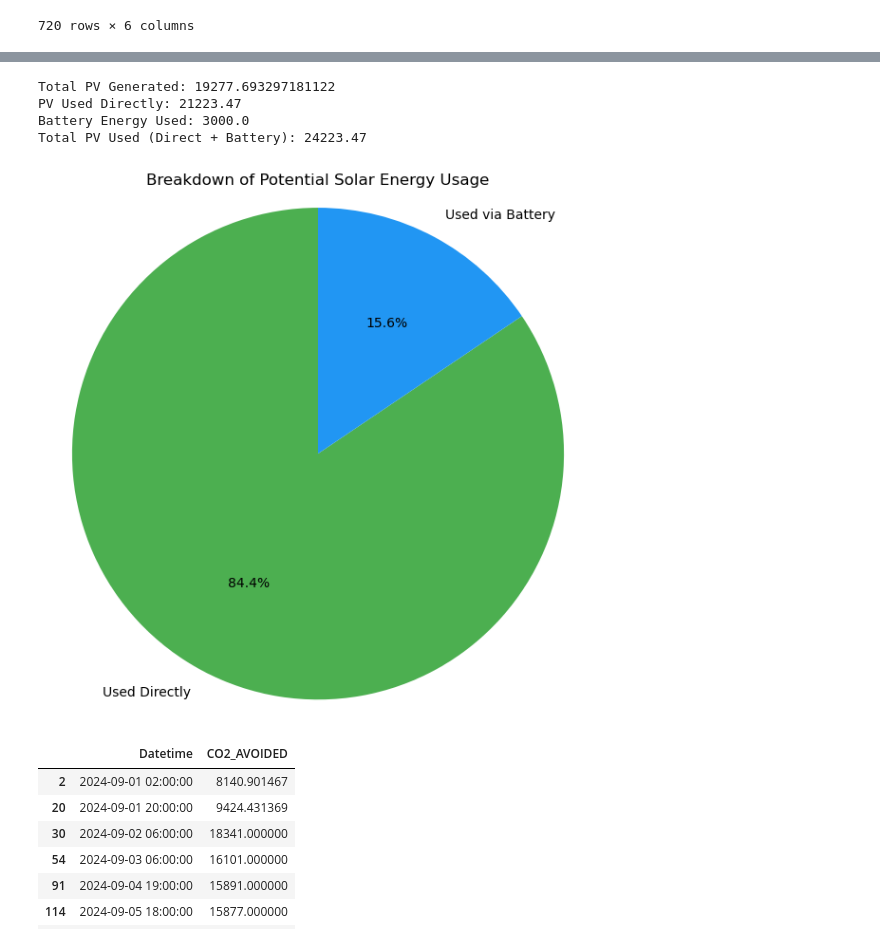
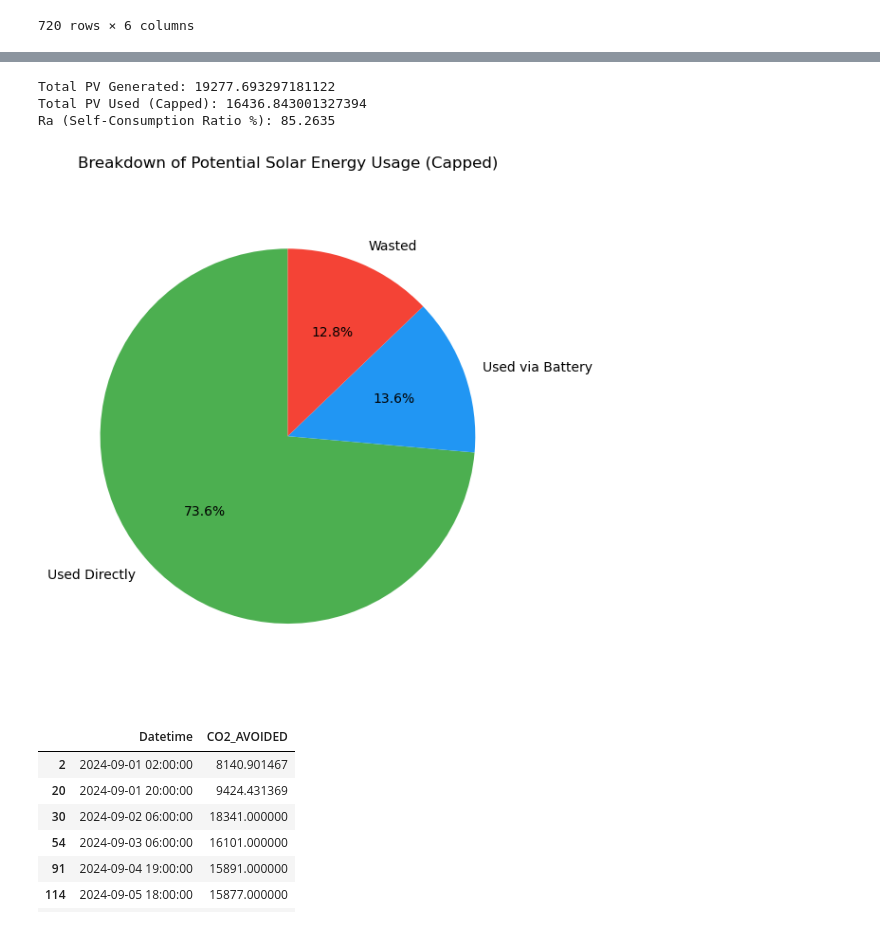
Before and after one commit to clarasobejano/IE_Datathon, a Jupyter notebook: Battery_optimization.ipynb, the cells around one changed output, grey strips where cells are left out. Drawn from its saved outputs; the diff is of its cells as text; code cells hidden in the pictures.

```diff
--- a/Battery_optimization.ipynb
+++ b/Battery_optimization.ipynb
@@ -144,10 +113,0 @@ df_out
-# %%
-print("Total PV Generated:", total_generated)
-print("PV Used Directly:", total_direct_used)
-print("Battery Energy Used:", total_battery_used)
-print("Total PV Used (Direct + Battery):", total_direct_used + total_battery_used)
-# %% [output]
-Total PV Generated: 19277.693297181122
-PV Used Directly: 21223.47
-Battery Energy Used: 3000.0
-Total PV Used (Direct + Battery): 24223.47
@@ -154,24 +117,39 @@ Total PV Used (Direct + Battery): 24223.47
+# %%
+# Cap total solar energy used per hour to never exceed generation
+df['TOTAL_SOLAR_USED'] = df['PV_USED_CAPPED'] + df['ENERGY_DISCHARGED']
+df['TOTAL_SOLAR_USED_CAPPED'] = df[['KWH_ENERGIA', 'TOTAL_SOLAR_USED']].min(axis=1)
+# %%
+# Recalculate totals safely
+total_generated = df['KWH_ENERGIA'].sum()
+total_used = df['TOTAL_SOLAR_USED_CAPPED'].sum()
+direct_used = df['PV_USED_CAPPED'].sum()
+battery_used = df['ENERGY_DISCHARGED'].sum()
+unused = max(total_generated - total_used, 0)
+
+Ra = round((total_used / total_generated) * 100, 4)
+
+print("Total PV Generated:", total_generated)
+print("Total PV Used (Capped):", total_used)
+print("Ra (Self-Consumption Ratio %):", Ra)
+# %% [output]
+Total PV Generated: 19277.693297181122
+Total PV Used (Capped): 16436.843001327394
+Ra (Self-Consumption Ratio %): 85.2635
 # %%
 import matplotlib.pyplot as plt
 
-# Use your actual values
-direct_used = total_direct_used
-battery_used = total_battery_used
-unused = max(total_generated - (direct_used + battery_used), 0)
+labels = ['Used Directly', 'Used via Battery', 'Wasted']
+sizes = [direct_used, battery_used, unused]
+colors = ['#4CAF50', '#2196F3', '#F44336']
 
-labels = ['Used Directly', 'Used via Battery']
-sizes = [direct_used, battery_used]
-colors = ['#4CAF50', '#2196F3']
-
-# Plot pie chart
 plt.figure(figsize=(6, 6))
 plt.pie(sizes, labels=labels, colors=colors, autopct='%1.1f%%', startangle=90)
-plt.title('Breakdown of Potential Solar Energy Usage')
+plt.title('Breakdown of Potential Solar Energy Usage (Capped)')
 plt.axis('equal')
 plt.tight_layout()
 plt.show()
 # %% [output]
-[figure, old version]
+[figure, new version]
 # %%
 df_out[df_out['CO2_AVOIDED']!=0]
 # %% [output]
```
Also changed, not shown: parts of 2 cells of this notebook.
